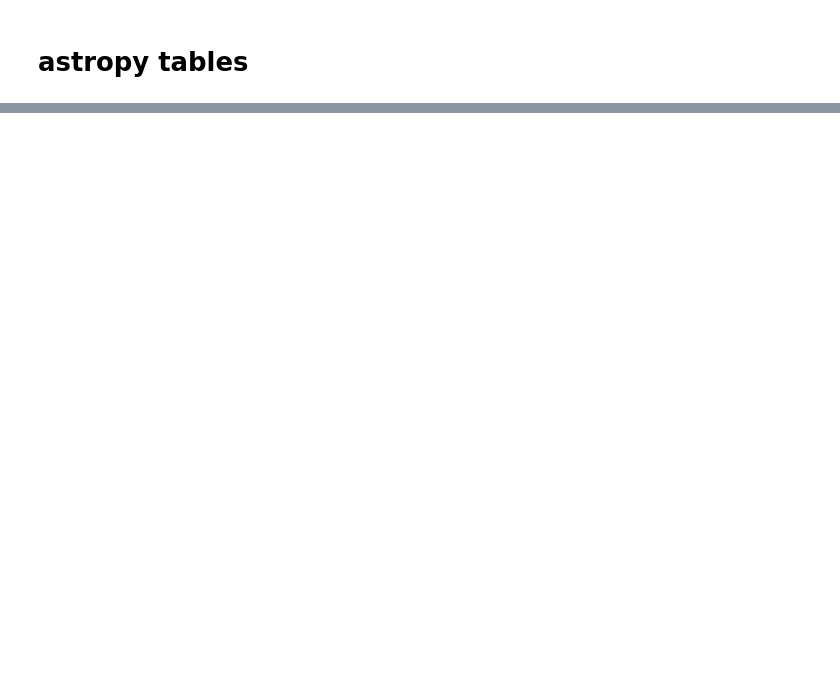
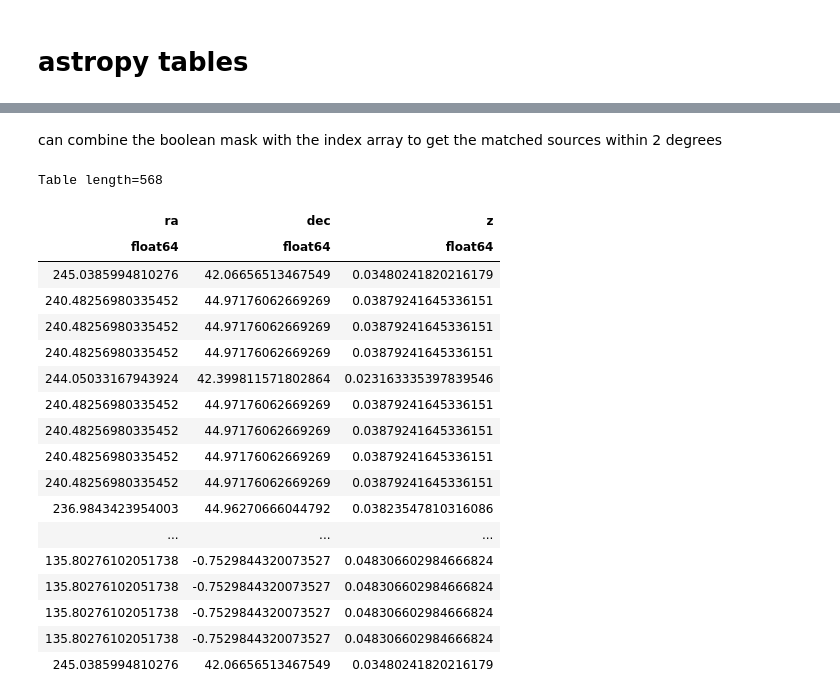
Before and after one commit to HowWeScience/hack-sessions, a Jupyter notebook: session-2/numpy-astropy-stuff.ipynb, the cells around one changed output, grey strips where cells are left out. Drawn from its saved outputs; the diff is of its cells as text; code cells hidden in the pictures; blank space fills up the shorter version.

```diff
--- a/session-2/numpy-astropy-stuff.ipynb
+++ b/session-2/numpy-astropy-stuff.ipynb
@@ -99,0 +182,3 @@ let's do this on the fly...
+# %%
+nsa_coord = SkyCoord(nsa['ra'], nsa['dec'], unit='deg')
+lsb_coord = SkyCoord(lsb['ra'], lsb['dec'], unit='deg')
@@ -99,0 +187,2 @@ let's do this on the fly...
+# %%
+idx, sep, _ = lsb_coord.match_to_catalog_sky(nsa_coord)
@@ -99,0 +191,2 @@ let's do this on the fly...
+# %%
+match_mask = sep.degree < 2.0
@@ -99,0 +230,24 @@ let's do this on the fly...
+# %% [markdown]
+can combine the boolean mask with the index array to get the matched sources within 2 degrees
+# %%
+nsa[idx[match_mask]]
+# %% [output]
+Table length=568
+| ra | dec | z |
+| float64 | float64 | float64 |
+| 245.0385994810276 | 42.06656513467549 | 0.03480241820216179 |
+| 240.48256980335452 | 44.97176062669269 | 0.03879241645336151 |
+| 240.48256980335452 | 44.97176062669269 | 0.03879241645336151 |
+| 240.48256980335452 | 44.97176062669269 | 0.03879241645336151 |
+| 244.05033167943924 | 42.399811571802864 | 0.023163335397839546 |
+| 240.48256980335452 | 44.97176062669269 | 0.03879241645336151 |
+| 240.48256980335452 | 44.97176062669269 | 0.03879241645336151 |
+| 240.48256980335452 | 44.97176062669269 | 0.03879241645336151 |
+| 240.48256980335452 | 44.97176062669269 | 0.03879241645336151 |
+| 236.9843423954003 | 44.96270666044792 | 0.03823547810316086 |
+| ... | ... | ... |
+| 135.80276102051738 | -0.7529844320073527 | 0.048306602984666824 |
+| 135.80276102051738 | -0.7529844320073527 | 0.048306602984666824 |
+| 135.80276102051738 | -0.7529844320073527 | 0.048306602984666824 |
+| 135.80276102051738 | -0.7529844320073527 | 0.048306602984666824 |
+| 245.0385994810276 | 42.06656513467549 | 0.03480241820216179 |
```
Also changed, not shown: parts of 32 cells of this notebook.
